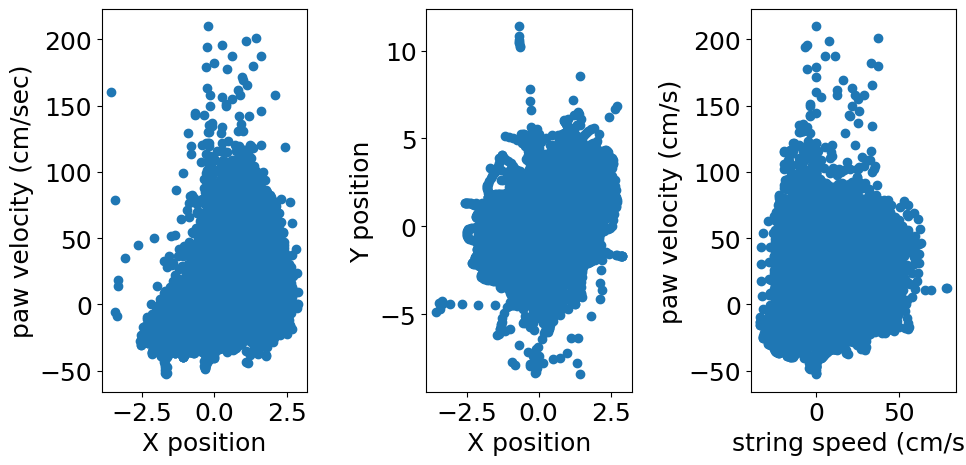
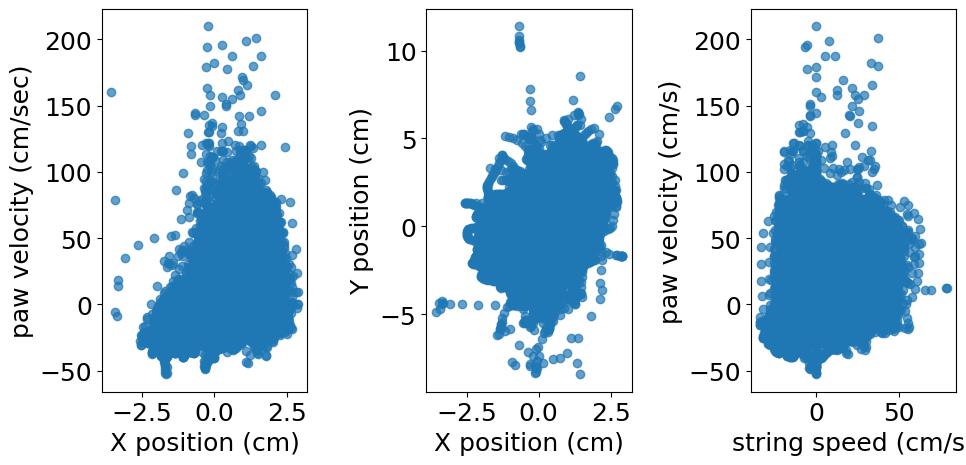
The change to this notebook cell's code, shown as a diff; its figure went from the first image to the second:
--- before
+++ after
@@ -1,11 +1,11 @@
 # create scatterplots for data with high colinearity
 fig, axes = plt.subplots(1, 3, figsize=[10, 5])
-axes[0].scatter(data['x_pos_centered'], data['paw_vel_centered'])
-axes[0].set_xlabel('X position')
+axes[0].scatter(data['x_pos_centered'], data['paw_vel_centered'], alpha=0.7)
+axes[0].set_xlabel('X position (cm)')
 axes[0].set_ylabel('paw velocity (cm/sec)')
-axes[1].scatter(data['x_pos_centered'], data['y_pos_centered'])
-axes[1].set_xlabel('X position')
-axes[1].set_ylabel('Y position')
-axes[2].scatter(data['rot_centered'], data['paw_vel_centered'])
+axes[1].scatter(data['x_pos_centered'], data['y_pos_centered'], alpha=0.7)
+axes[1].set_xlabel('X position (cm)')
+axes[1].set_ylabel('Y position (cm)')
+axes[2].scatter(data['rot_centered'], data['paw_vel_centered'], alpha=0.7)
 axes[2].set_xlabel('string speed (cm/s)')
 axes[2].set_ylabel('paw velocity (cm/s)')

Commit: Updated graphs